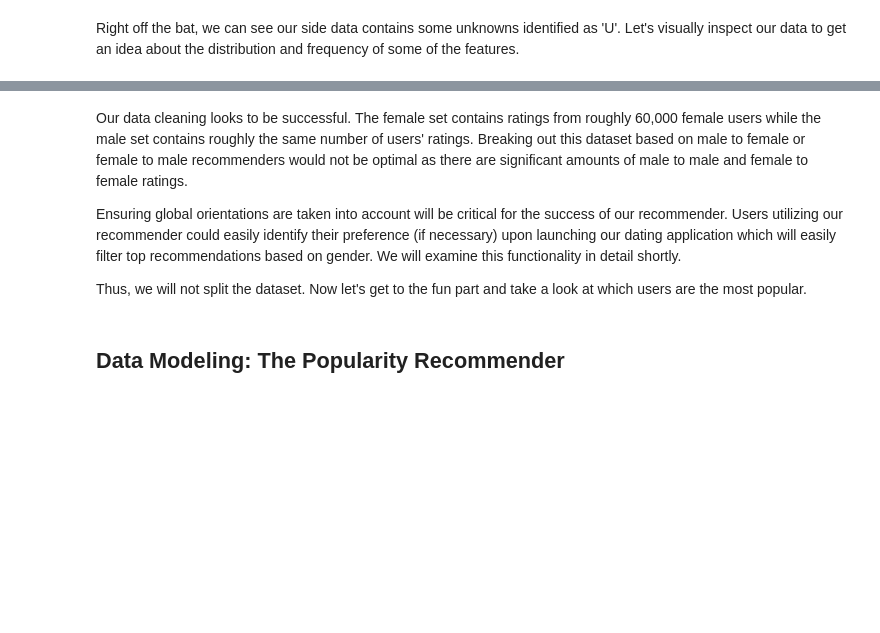
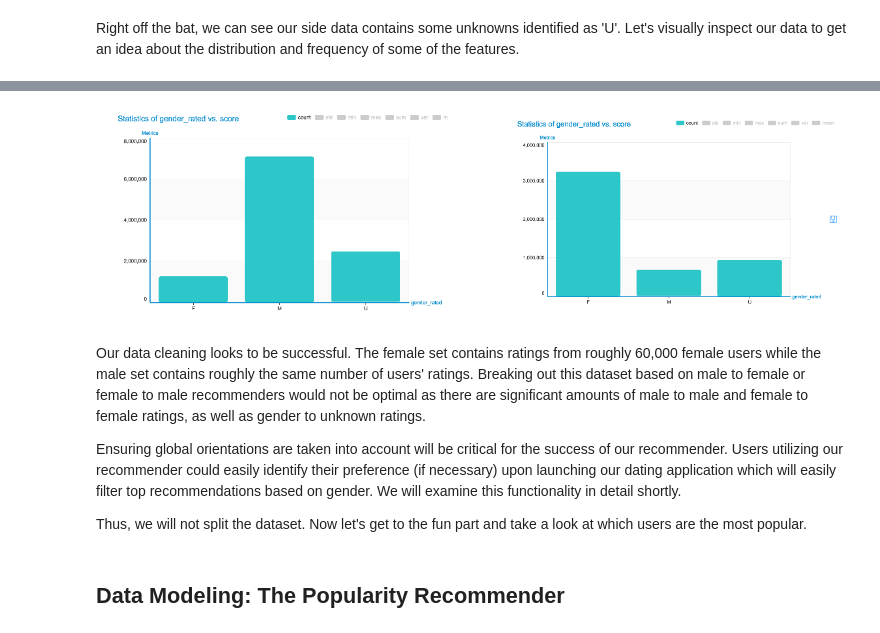
Before and after one commit to mg826/Data_Mining, a Jupyter notebook: Lab3_Dating_Recommender/Lab3_Recommender_Systems_Nichols_Matsunami_Smith.ipynb, the cells around one changed output, grey strips where cells are left out. Saved outputs shown, nothing was run; the diff lists cells and outputs as text; code cells hidden in the pictures; blank space fills up the shorter version.

```diff
--- a/Lab3_Dating_Recommender/Lab3_Recommender_Systems_Nichols_Matsunami_Smith.ipynb
+++ b/Lab3_Dating_Recommender/Lab3_Recommender_Systems_Nichols_Matsunami_Smith.ipynb
@@ -105,5 +158,17 @@ print 'Male rating male count: {0}'.format(sum(male_ratings['gender_rated'] =='M
+# %%
+# create another view
+f = plt.imread('female_ratings.png')
+m = plt.imread('male_ratings.png')
+fig, ax = plt.subplots(1, 2, figsize=(20,10))
+ax[0].imshow(f)
+ax[0].axis('off')
+ax[1].imshow(m)
+ax[1].axis('off')
+plt.show()
+# %% [output]
+[figure, added]
 # %% [markdown]
-Our data cleaning looks to be successful. The female set contains ratings from roughly 60,000 female users while the male set contains roughly the same number of users' ratings. Breaking out this dataset based on male to female or female to male recommenders would not be optimal as there are significant amounts of male to male and female to female ratings.
+Our data cleaning looks to be successful. The female set contains ratings from roughly 60,000 female users while the male set contains roughly the same number of users' ratings. Breaking out this dataset based on male to female or female to male recommenders would not be optimal as there are significant amounts of male to male and female to female ratings, as well as gender to unknown ratings.
 
 Ensuring global orientations are taken into account will be critical for the success of our recommender. Users utilizing our recommender could easily identify their preference (if necessary) upon launching our dating application which will easily filter top recommendations based on gender. We will examine this functionality in detail shortly.
 
```
Also changed, not shown: parts of 24 cells of this notebook, 3 other files.
